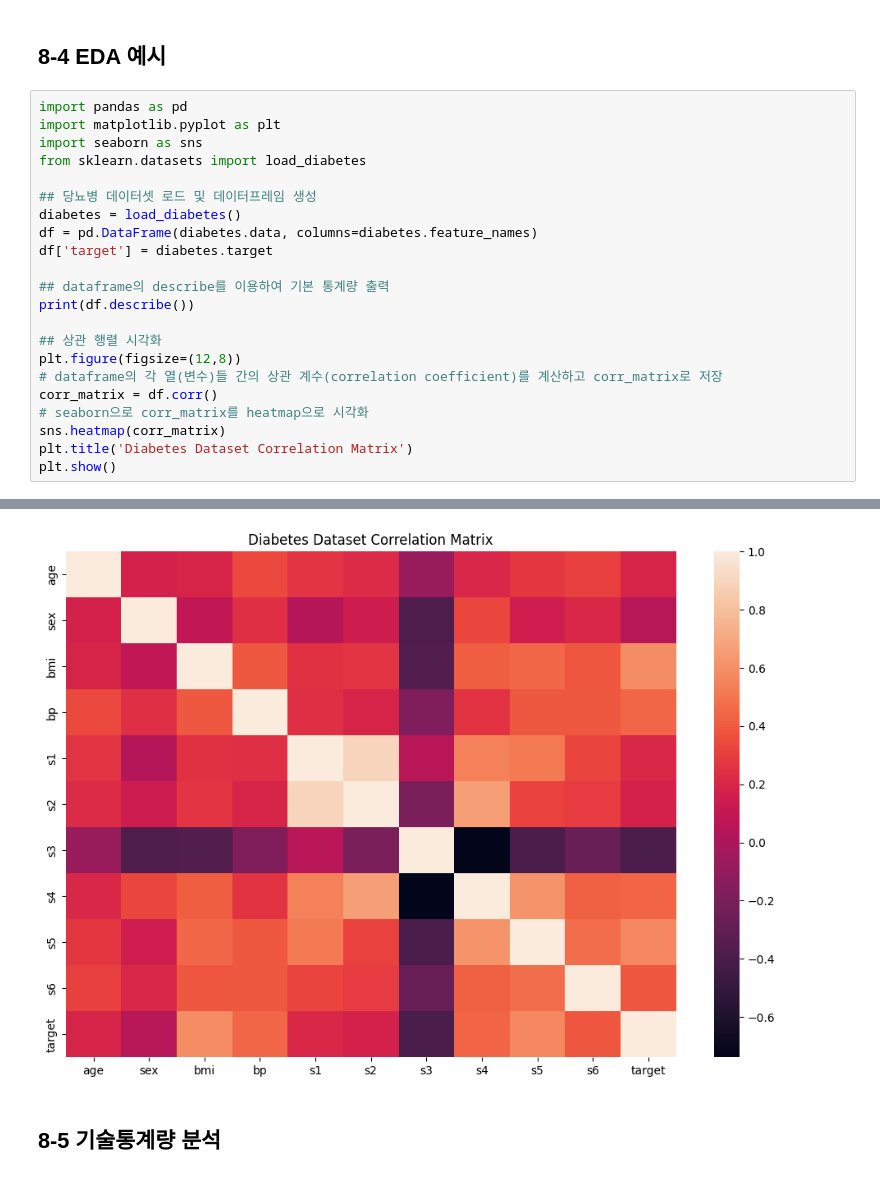
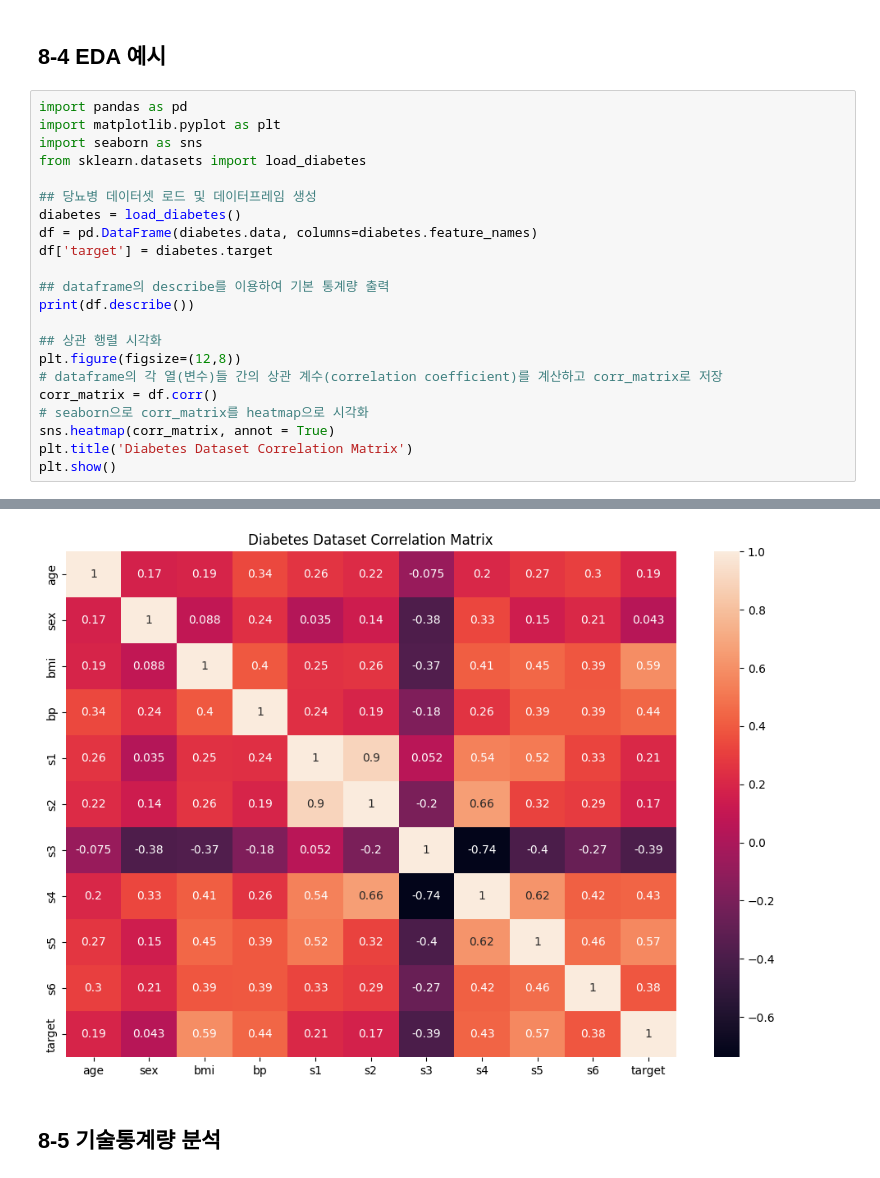
Before and after one commit to jlovechae/Data-Analysis-with-Open-Source, a Jupyter notebook: 오픈소스_데이터_분석_8강.ipynb, the cells around one changed output, grey strips where cells are left out. Saved outputs shown, nothing was run; the diff lists cells and outputs as text.

```diff
--- a/오픈소스_데이터_분석_8강.ipynb
+++ b/오픈소스_데이터_분석_8강.ipynb
@@ -146,35 +146,35 @@ df = pd.DataFrame(diabetes.data, columns=diabetes.feature_names)
 df['target'] = diabetes.target
 
 ## dataframe의 describe를 이용하여 기본 통계량 출력
 print(df.describe())
 
 ## 상관 행렬 시각화
 plt.figure(figsize=(12,8))
 # dataframe의 각 열(변수)들 간의 상관 계수(correlation coefficient)를 계산하고 corr_matrix로 저장
 corr_matrix = df.corr()
 # seaborn으로 corr_matrix를 heatmap으로 시각화
-sns.heatmap(corr_matrix)
+sns.heatmap(corr_matrix, annot = True)
 plt.title('Diabetes Dataset Correlation Matrix')
 plt.show()
 # %% [output]
                 age           sex           bmi            bp            s1  \
 count  4.420000e+02  4.420000e+02  4.420000e+02  4.420000e+02  4.420000e+02
 mean  -2.511817e-19  1.230790e-17 -2.245564e-16 -4.797570e-17 -1.381499e-17
 std    4.761905e-02  4.761905e-02  4.761905e-02  4.761905e-02  4.761905e-02
 min   -1.072256e-01 -4.464164e-02 -9.027530e-02 -1.123988e-01 -1.267807e-01
 25%   -3.729927e-02 -4.464164e-02 -3.422907e-02 -3.665608e-02 -3.424784e-02
 50%    5.383060e-03 -4.464164e-02 -7.283766e-03 -5.670422e-03 -4.320866e-03
 75%    3.807591e-02  5.068012e-02  3.124802e-02  3.564379e-02  2.835801e-02
 max    1.107267e-01  5.068012e-02  1.705552e-01  1.320436e-01  1.539137e-01
 
                  s2            s3            s4            s5            s6  \
 count  4.420000e+02  4.420000e+02  4.420000e+02  4.420000e+02  4.420000e+02
 ... (13 lines left out)
 25%     87.000000
 50%    140.500000
 75%    211.500000
 max    346.000000
-[figure, old version]
+[figure, new version]
 # %% [markdown]
 ## 8-5 기술통계량 분석
 # %%
```
